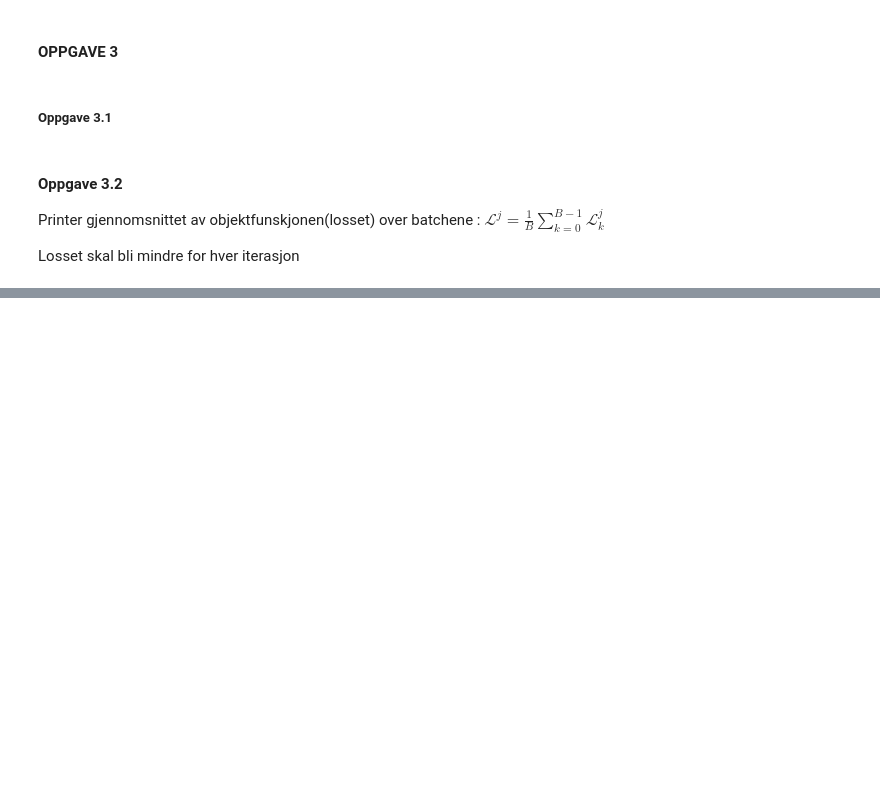
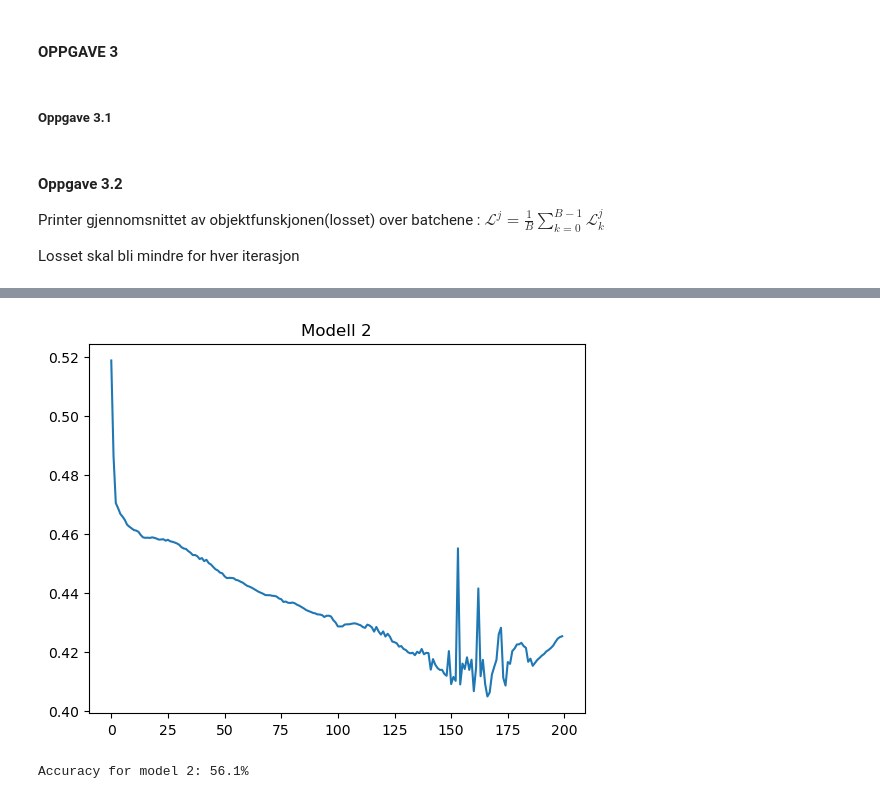
Before and after one commit to hannaroed/Vitber-indmat, a Jupyter notebook: file.ipynb, the cells around one changed output, grey strips where cells are left out. Saved outputs shown, nothing was run; the diff lists cells and outputs as text; code cells hidden in the pictures; blank space fills up the shorter version.

```diff
--- a/file.ipynb
+++ b/file.ipynb
@@ -249,3 +236,22 @@ Accuracy for model 1: 95.4%
+# %%
+n = 200
+test_model_2 = make_model(r=7, d=20, m=5, L=2, p=25, k=10)
+
+sorting_data2 = get_train_test_sorting(7, 5, 250, 20, 20)
+trained_model2, mean_loss_arr2 = training_sorting(test_model_2, CrossEntropy(), Adam(0.00001), sorting_data2, 5, n_epochs=n, r=7)
+
+iter = np.arange(n)
+
+plt.title("Modell 2")
+plt.plot(iter, mean_loss_arr2)
+plt.show()
+# %% [output]
+[figure, added]
+# %%
+accuracy2 = test_sorting(trained_model2, sorting_data2, m=5, r=7)
+print(f'Accuracy for model 2: {np.round(accuracy2, 1)}%')
+# %% [output]
+Accuracy for model 2: 56.1%
 # %%
 addition_data = get_train_test_addition(n_digit=2, samples_per_batch=250, n_batches_train=20, n_batches_test=20)
 addition_data['x_train'][2][0], addition_data['y_train'][2][0]
```
Also changed, not shown: parts of 6 cells of this notebook.
